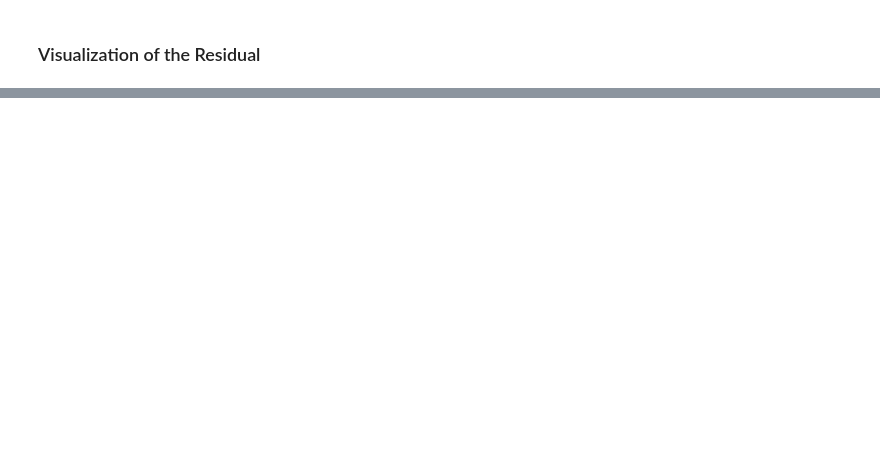
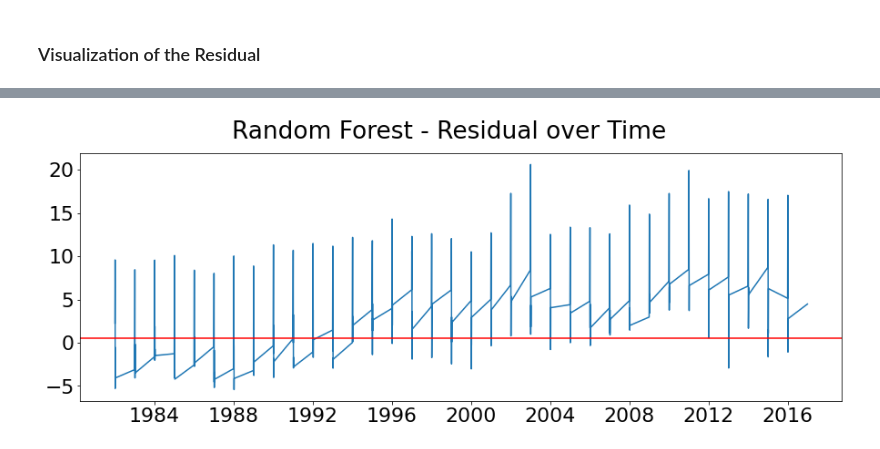
Before and after one commit to sk981102/ocean_co2, a Jupyter notebook: notebooks/baseline_ml/001_rf_base.ipynb, the cells around one changed output, grey strips where cells are left out. Cells and saved outputs as stored; diff of their text form; code cells hidden in the pictures; blank space fills up the shorter version.

```diff
--- a/notebooks/baseline_ml/001_rf_base.ipynb
+++ b/notebooks/baseline_ml/001_rf_base.ipynb
@@ -413,0 +483,11 @@ avg_time_res = avg_time["residual"]
+# %%
+fig, ax = plt.subplots(figsize = (15,5))
+ax.plot(avg_time_res)
+ax.xaxis_date()     # interpret the x-axis values as dates
+ax.axhline(y = 0.5, color = 'r', linestyle = '-')
+
+fig.suptitle("Random Forest - Residual over Time")
+# plt.savefig("../../assets/figur7.1_rf_cesm_residual_over_all_time.jpg")
+plt.show()
+# %% [output]
+[figure, added]
```
Also changed, not shown: parts of 25 cells of this notebook, 42 other files.
